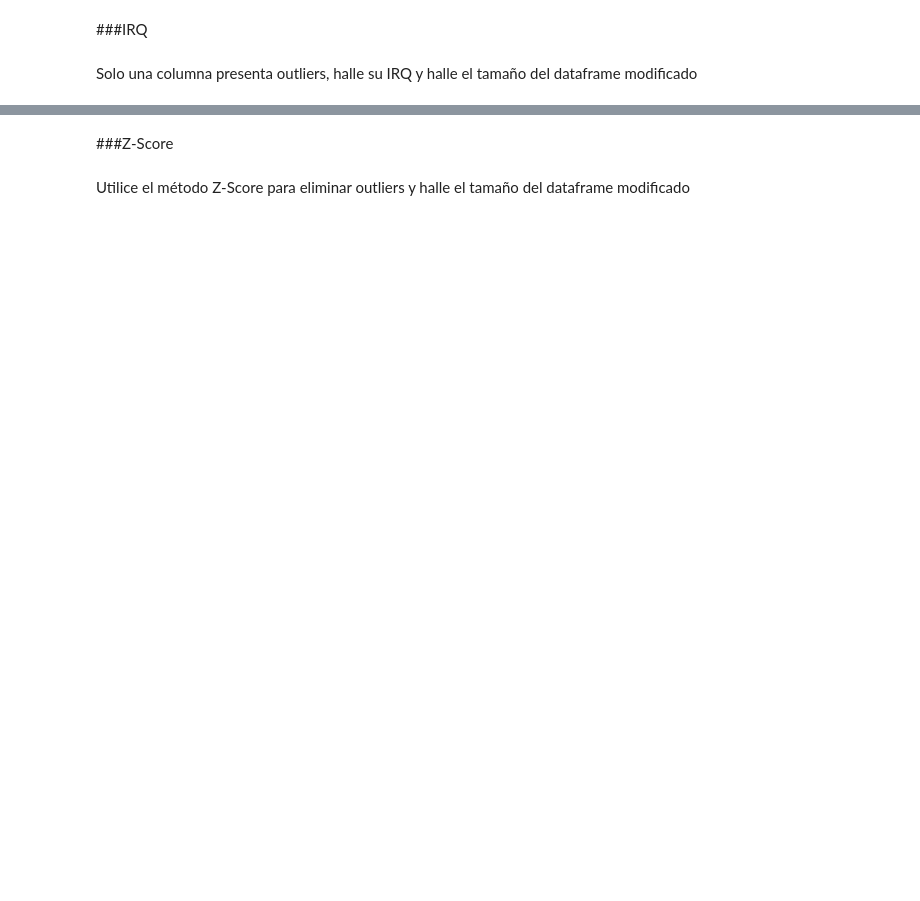
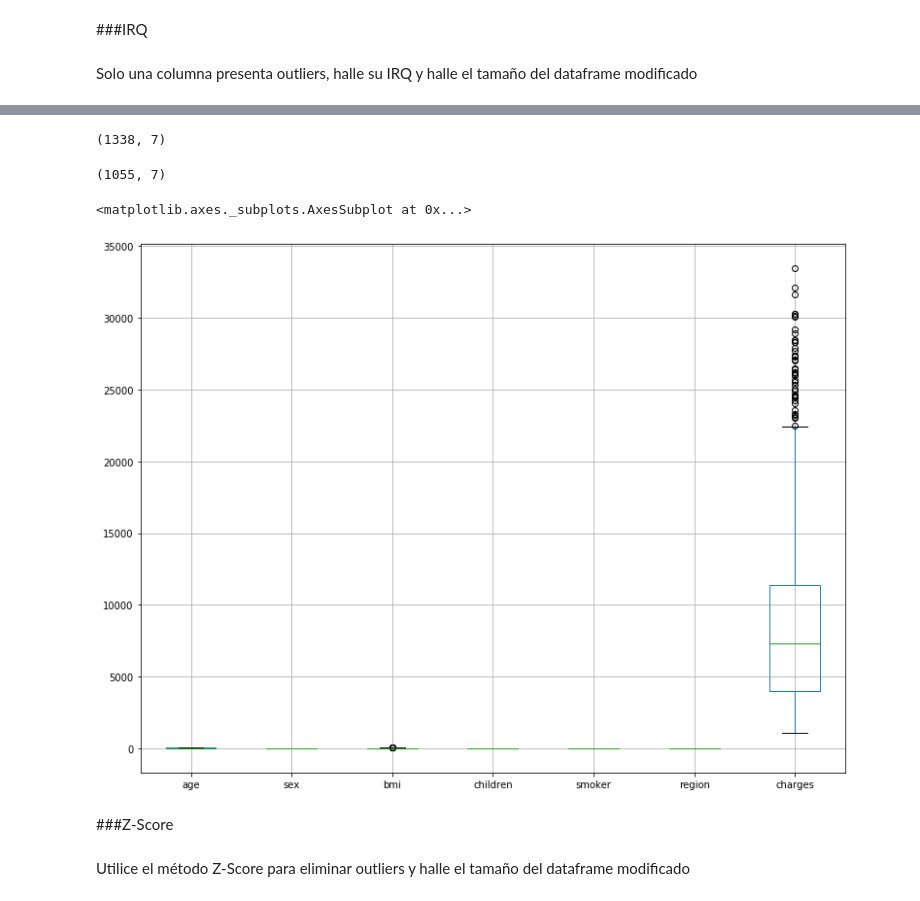
Before and after one commit to jons255-p/Python_Machi_Learning_Sta_Anita, a Jupyter notebook: clase_10_Clase regresion logistica/Tarea Regresion Lineal/Medical_Cost_Personal_Dataset.ipynb, the cells around one changed output, grey strips where cells are left out. Cells and saved outputs as stored; diff of their text form; code cells hidden in the pictures; blank space fills up the shorter version.

```diff
--- a/clase_10_Clase regresion logistica/Tarea Regresion Lineal/Medical_Cost_Personal_Dataset.ipynb
+++ b/clase_10_Clase regresion logistica/Tarea Regresion Lineal/Medical_Cost_Personal_Dataset.ipynb
@@ -36,0 +128,6 @@ df_modificado.shape
+# %%
+# IRQ
+Q1 = df.quantile(0.25)
+Q3 = df.quantile(0.75)
+IQR = Q3 - Q1
+print(IQR)
@@ -37,3 +143,20 @@ df_modificado.shape
+# %%
+df_modificado = df[~((df < (Q1 - 1.5 * IQR)) |(df > (Q3 + 1.5 * IQR))).any(axis=1)]
+# %%
+# AL INICIO ES:
+df.shape
+# %% [output]
+(1338, 7)
+# %%
+# MODIFICADO
+df_modificado.shape
+# %% [output]
+(1055, 7)
+# %%
+df_modificado.boxplot(figsize=(13,10))
+# %% [output]
+<matplotlib.axes._subplots.AxesSubplot at 0x...>
+[figure, added]
 # %% [markdown]
 ###Z-Score
 # %% [markdown]
```
Also changed, not shown: parts of 31 cells of this notebook.
